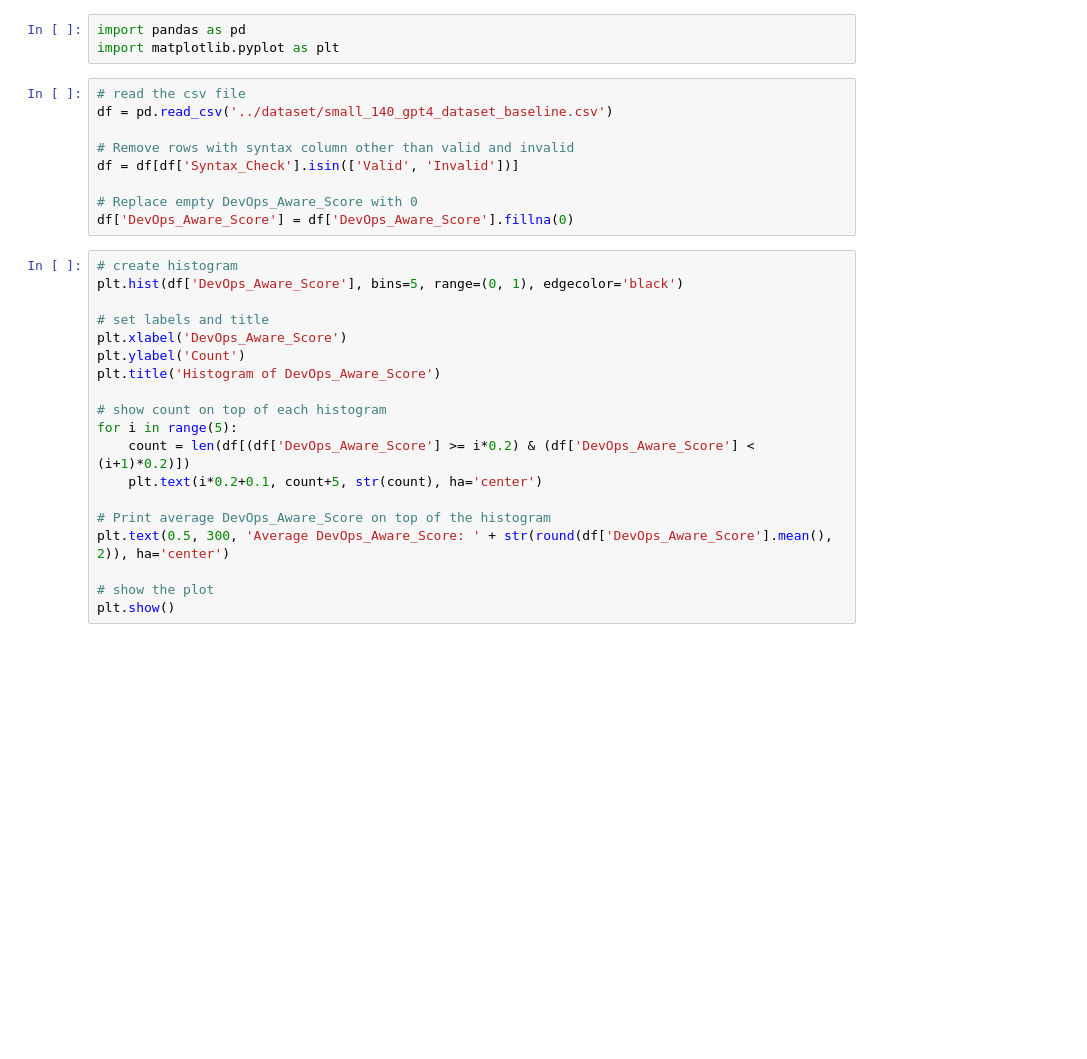
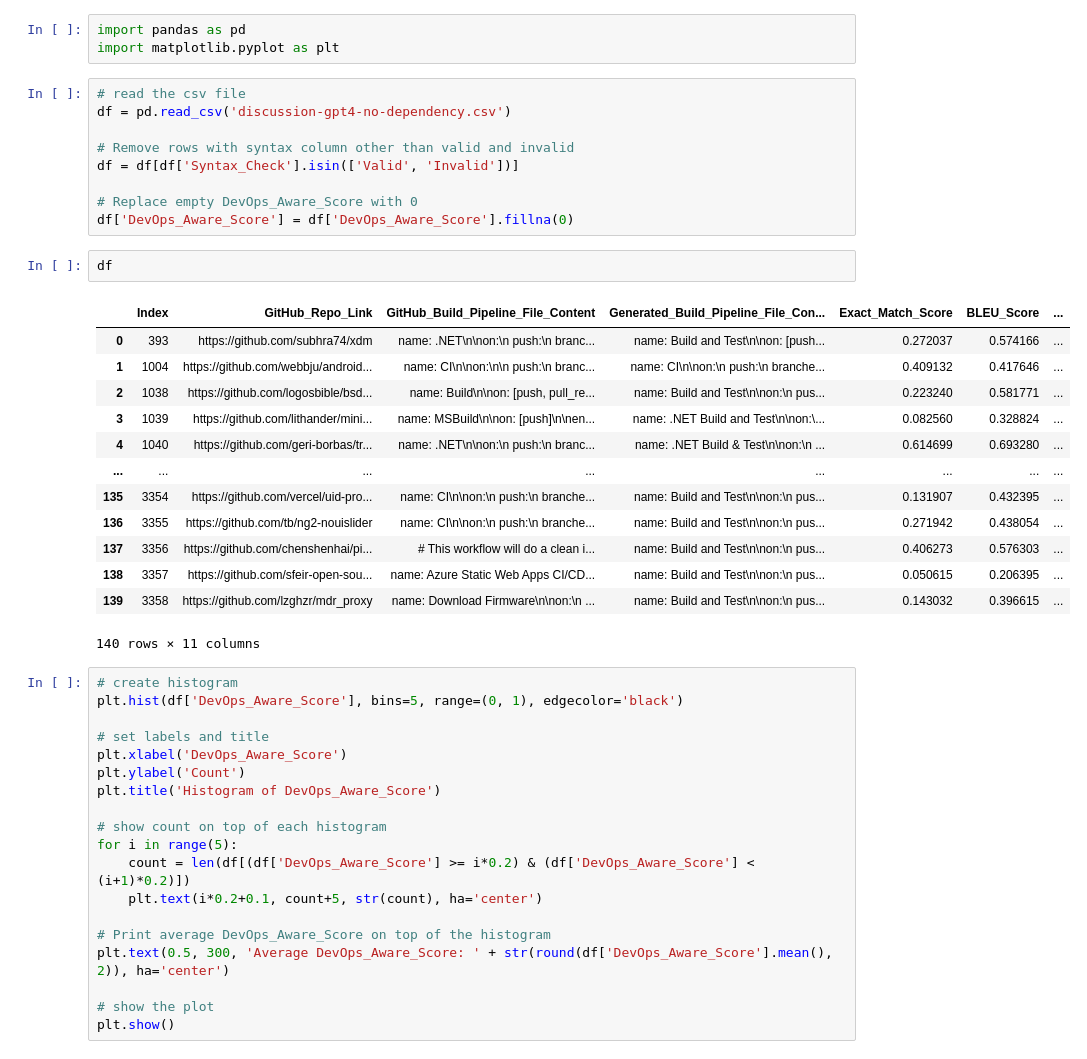
Before and after one commit to deep-mm/devops-llm-bot, a Jupyter notebook: experiments/final-results/output-avg-gpt4_no-dependency.ipynb, the cells around one changed output. Cells and saved outputs as stored; diff of their text form; blank space fills up the shorter version.

Commit message:
add results for baseline and no dependency

```diff
--- a/experiments/final-results/output-avg-gpt4_small140_baseline.ipynb
+++ b/experiments/final-results/output-avg-gpt4_no-dependency.ipynb
@@ -3,13 +3,29 @@ import pandas as pd
 import matplotlib.pyplot as plt
 # %%
 # read the csv file
-df = pd.read_csv('../dataset/small_140_gpt4_dataset_baseline.csv')
+df = pd.read_csv('discussion-gpt4-no-dependency.csv')
 
 # Remove rows with syntax column other than valid and invalid
 df = df[df['Syntax_Check'].isin(['Valid', 'Invalid'])]
 
 # Replace empty DevOps_Aware_Score with 0
 df['DevOps_Aware_Score'] = df['DevOps_Aware_Score'].fillna(0)
+# %%
+df
+# %% [output]
+|  | Index | GitHub_Repo_Link | GitHub_Build_Pipeline_File_Content | Generated_Build_Pipeline_File_Con... | Exact_Match_Score | BLEU_Score | ... |
+| 0 | 393 | https://github.com/subhra74/xdm | name: .NET\n\non:\n push:\n branc... | name: Build and Test\n\non: [push... | 0.272037 | 0.574166 | ... |
+| 1 | 1004 | https://github.com/webbju/android... | name: CI\n\non:\n\n push:\n branc... | name: CI\n\non:\n push:\n branche... | 0.409132 | 0.417646 | ... |
+| 2 | 1038 | https://github.com/logosbible/bsd... | name: Build\n\non: [push, pull_re... | name: Build and Test\n\non:\n pus... | 0.223240 | 0.581771 | ... |
+| 3 | 1039 | https://github.com/lithander/mini... | name: MSBuild\n\non: [push]\n\nen... | name: .NET Build and Test\n\non:\... | 0.082560 | 0.328824 | ... |
+| 4 | 1040 | https://github.com/geri-borbas/tr... | name: .NET\n\non:\n push:\n branc... | name: .NET Build & Test\n\non:\n ... | 0.614699 | 0.693280 | ... |
+| ... | ... | ... | ... | ... | ... | ... | ... |
+| 135 | 3354 | https://github.com/vercel/uid-pro... | name: CI\n\non:\n push:\n branche... | name: Build and Test\n\non:\n pus... | 0.131907 | 0.432395 | ... |
+| 136 | 3355 | https://github.com/tb/ng2-nouislider | name: CI\n\non:\n push:\n branche... | name: Build and Test\n\non:\n pus... | 0.271942 | 0.438054 | ... |
+| 137 | 3356 | https://github.com/chenshenhai/pi... | # This workflow will do a clean i... | name: Build and Test\n\non:\n pus... | 0.406273 | 0.576303 | ... |
+| 138 | 3357 | https://github.com/sfeir-open-sou... | name: Azure Static Web Apps CI/CD... | name: Build and Test\n\non:\n pus... | 0.050615 | 0.206395 | ... |
+| 139 | 3358 | https://github.com/lzghzr/mdr_proxy | name: Download Firmware\n\non:\n ... | name: Build and Test\n\non:\n pus... | 0.143032 | 0.396615 | ... |
+140 rows × 11 columns
 # %%
 # create histogram
 plt.hist(df['DevOps_Aware_Score'], bins=5, range=(0, 1), edgecolor='black')
```
Also changed, not shown: 1 other file.
